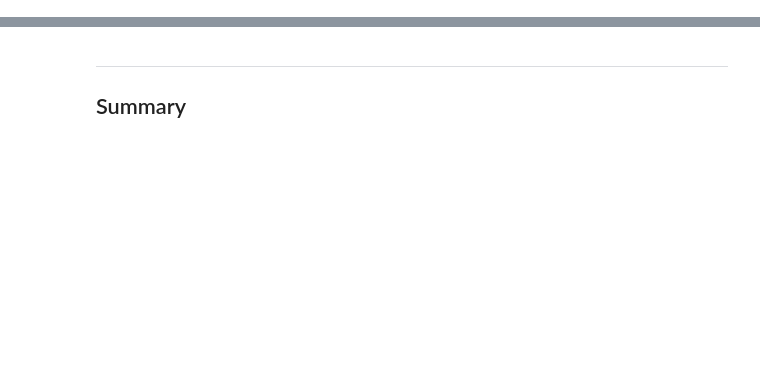
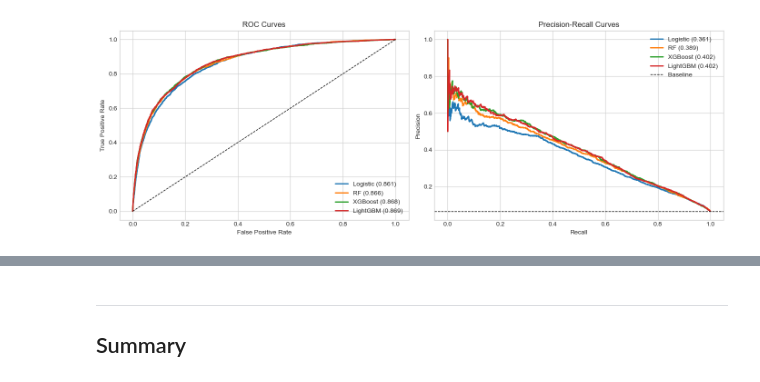
Before and after one commit to tomwbrg/credit-risk-modeling, a Jupyter notebook: notebooks/credit_risk_complete.ipynb, the cells around one changed output, grey strips where cells are left out. Saved outputs shown, nothing was run; the diff lists cells and outputs as text; code cells hidden in the pictures; blank space fills up the shorter version.

```diff
--- a/notebooks/credit_risk_complete.ipynb
+++ b/notebooks/credit_risk_complete.ipynb
@@ -384,0 +348,30 @@ print(f'Model saved to: {model_path}')
+# %%
+# Visualization
+fig, axes = plt.subplots(1, 2, figsize=(14, 5))
+
+# ROC Curves
+for name, res in results.items():
+    fpr, tpr, _ = roc_curve(y_test, res['proba'])
+    auc = roc_auc_score(y_test, res['proba'])
+    axes[0].plot(fpr, tpr, lw=2, label=f'{name} ({auc:.3f})')
+axes[0].plot([0,1], [0,1], 'k--', lw=1)
+axes[0].set_xlabel('False Positive Rate')
+axes[0].set_ylabel('True Positive Rate')
+axes[0].set_title('ROC Curves')
+axes[0].legend(loc='lower right')
+
+# PR Curves
+for name, res in results.items():
+    prec, rec, _ = precision_recall_curve(y_test, res['proba'])
+    ap = average_precision_score(y_test, res['proba'])
+    axes[1].plot(rec, prec, lw=2, label=f'{name} ({ap:.3f})')
+axes[1].axhline(y=y_test.mean(), color='k', linestyle='--', lw=1, label='Baseline')
+axes[1].set_xlabel('Recall')
+axes[1].set_ylabel('Precision')
+axes[1].set_title('Precision-Recall Curves')
+axes[1].legend(loc='upper right')
+
+plt.tight_layout()
+plt.show()
+# %% [output]
+[figure, added]
```
Also changed, not shown: parts of 45 cells of this notebook.
